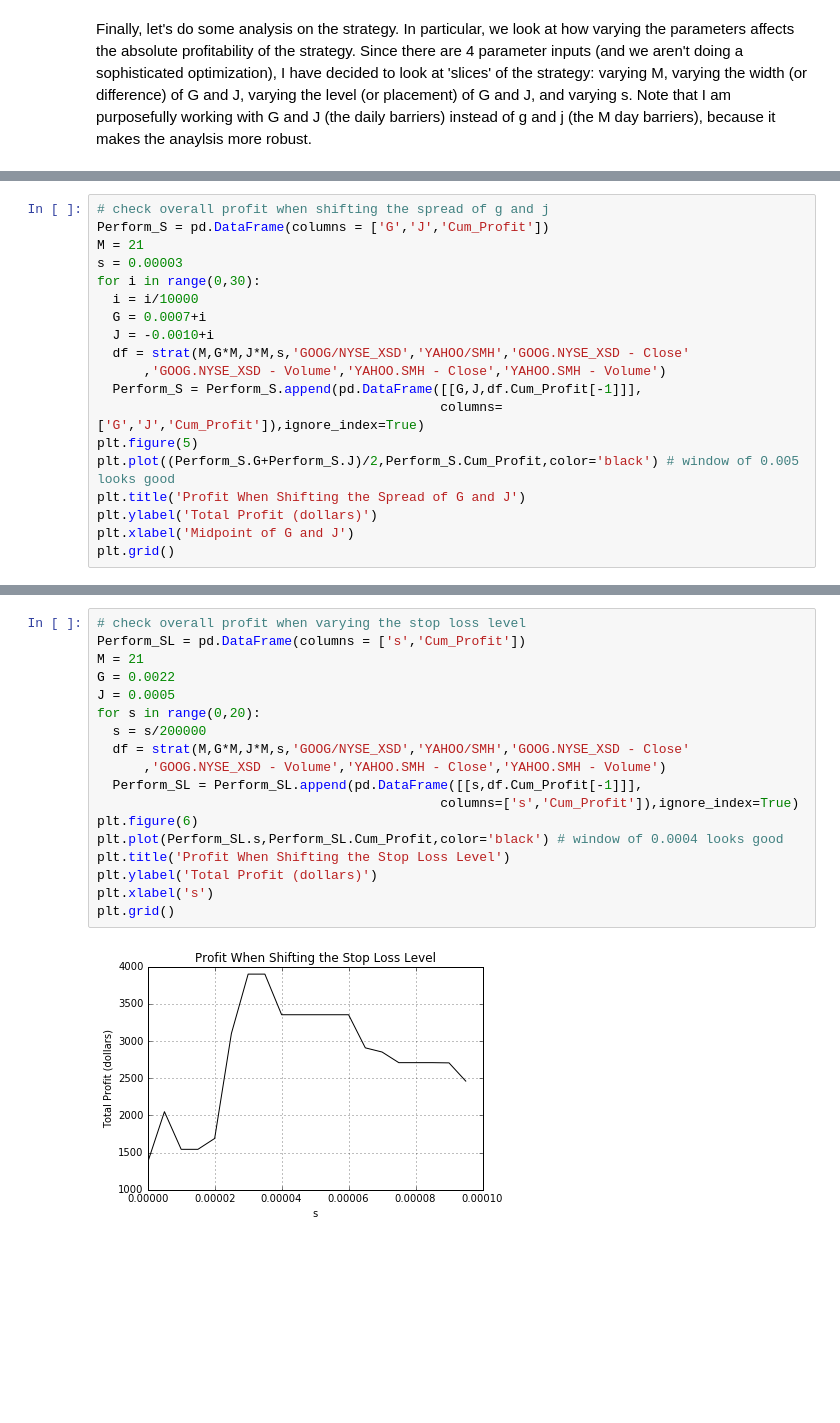
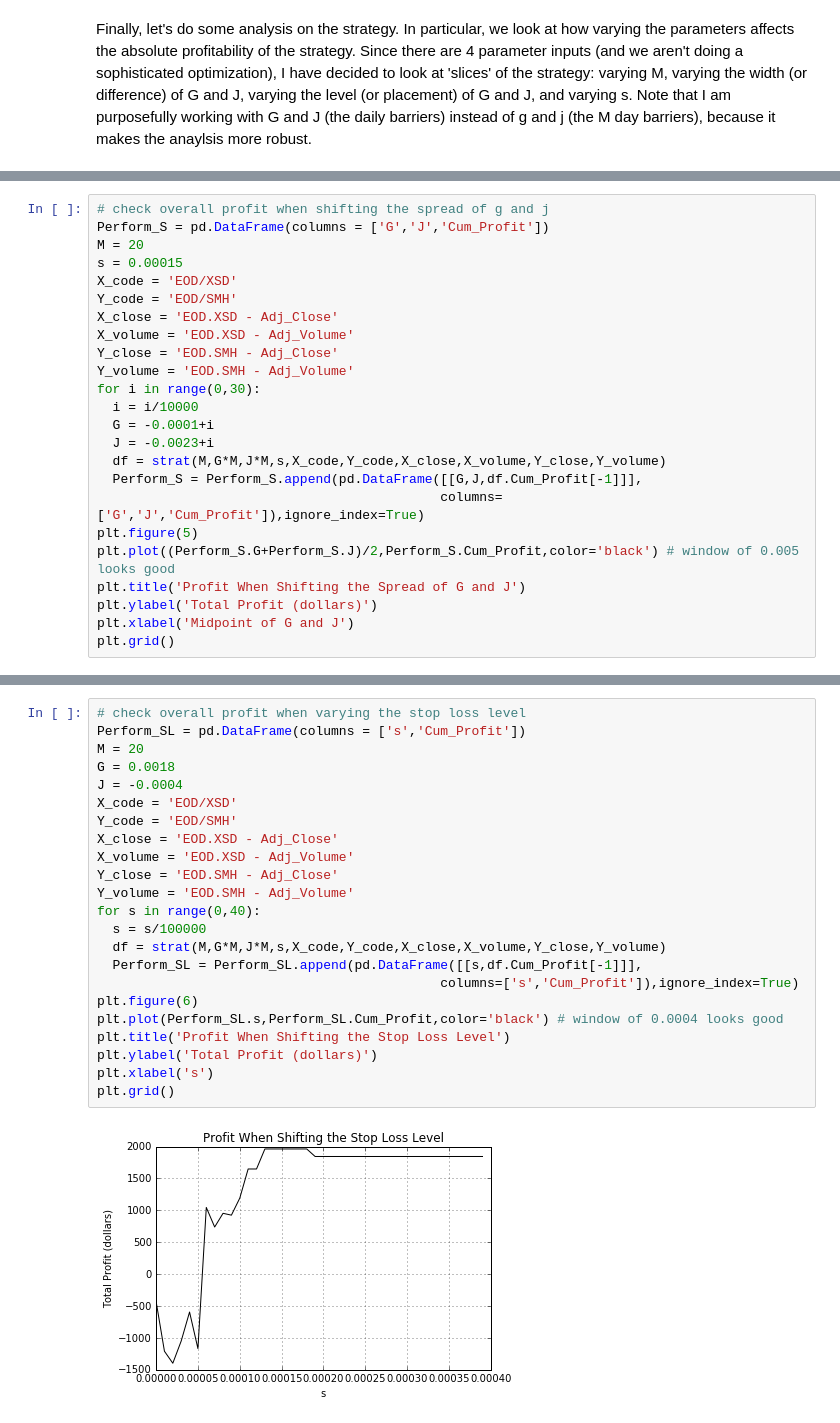
Before and after one commit to mbeven/FINM_2016_SPRING, a Jupyter notebook: FINM 33150/HW2/Michael_Beven_HW2.ipynb, the cells around one changed output, grey strips where cells are left out. Cells and saved outputs as stored; diff of their text form; blank space fills up the shorter version.

```diff
--- a/FINM 33150/HW2/Michael_Beven_HW2.ipynb
+++ b/FINM 33150/HW2/Michael_Beven_HW2.ipynb
@@ -337,14 +352,19 @@ The above plot suggests that the profitability of the strategy has a sweet spot,
 # %%
 # check overall profit when shifting the spread of g and j
 Perform_S = pd.DataFrame(columns = ['G','J','Cum_Profit'])
-M = 21
-s = 0.00003
+M = 20
+s = 0.00015
+X_code = 'EOD/XSD'
+Y_code = 'EOD/SMH'
+X_close = 'EOD.XSD - Adj_Close'
+X_volume = 'EOD.XSD - Adj_Volume'
+Y_close = 'EOD.SMH - Adj_Close'
+Y_volume = 'EOD.SMH - Adj_Volume'
 for i in range(0,30):
   i = i/10000
-  G = 0.0007+i
-  J = -0.0010+i
-  df = strat(M,G*M,J*M,s,'GOOG/NYSE_XSD','YAHOO/SMH','GOOG.NYSE_XSD - Close'
-      ,'GOOG.NYSE_XSD - Volume','YAHOO.SMH - Close','YAHOO.SMH - Volume')
+  G = -0.0001+i
+  J = -0.0023+i
+  df = strat(M,G*M,J*M,s,X_code,Y_code,X_close,X_volume,Y_close,Y_volume)
   Perform_S = Perform_S.append(pd.DataFrame([[G,J,df.Cum_Profit[-1]]],
                                             columns=['G','J','Cum_Profit']),ignore_index=True)
 plt.figure(5)
@@ -360,21 +380,26 @@ This plot above suggests that dollar profitability decreases as the spread midpo
 # %%
 # check overall profit when varying the stop loss level
 Perform_SL = pd.DataFrame(columns = ['s','Cum_Profit'])
-M = 21
-G = 0.0022
-J = 0.0005
-for s in range(0,20):
-  s = s/200000
-  df = strat(M,G*M,J*M,s,'GOOG/NYSE_XSD','YAHOO/SMH','GOOG.NYSE_XSD - Close'
-      ,'GOOG.NYSE_XSD - Volume','YAHOO.SMH - Close','YAHOO.SMH - Volume')
+M = 20
+G = 0.0018
+J = -0.0004
+X_code = 'EOD/XSD'
+Y_code = 'EOD/SMH'
+X_close = 'EOD.XSD - Adj_Close'
+X_volume = 'EOD.XSD - Adj_Volume'
+Y_close = 'EOD.SMH - Adj_Close'
+Y_volume = 'EOD.SMH - Adj_Volume'
+for s in range(0,40):
+  s = s/100000
+  df = strat(M,G*M,J*M,s,X_code,Y_code,X_close,X_volume,Y_close,Y_volume)
   Perform_SL = Perform_SL.append(pd.DataFrame([[s,df.Cum_Profit[-1]]],
                                             columns=['s','Cum_Profit']),ignore_index=True)
 plt.figure(6)
 plt.plot(Perform_SL.s,Perform_SL.Cum_Profit,color='black') # window of 0.0004 looks good
 plt.title('Profit When Shifting the Stop Loss Level')
 plt.ylabel('Total Profit (dollars)')
 plt.xlabel('s')
 plt.grid()
 # %% [output]
-[figure, old version]
+[figure, new version]
 # %% [markdown]
```
Also changed, not shown: parts of 14 cells of this notebook, 1 other file.
